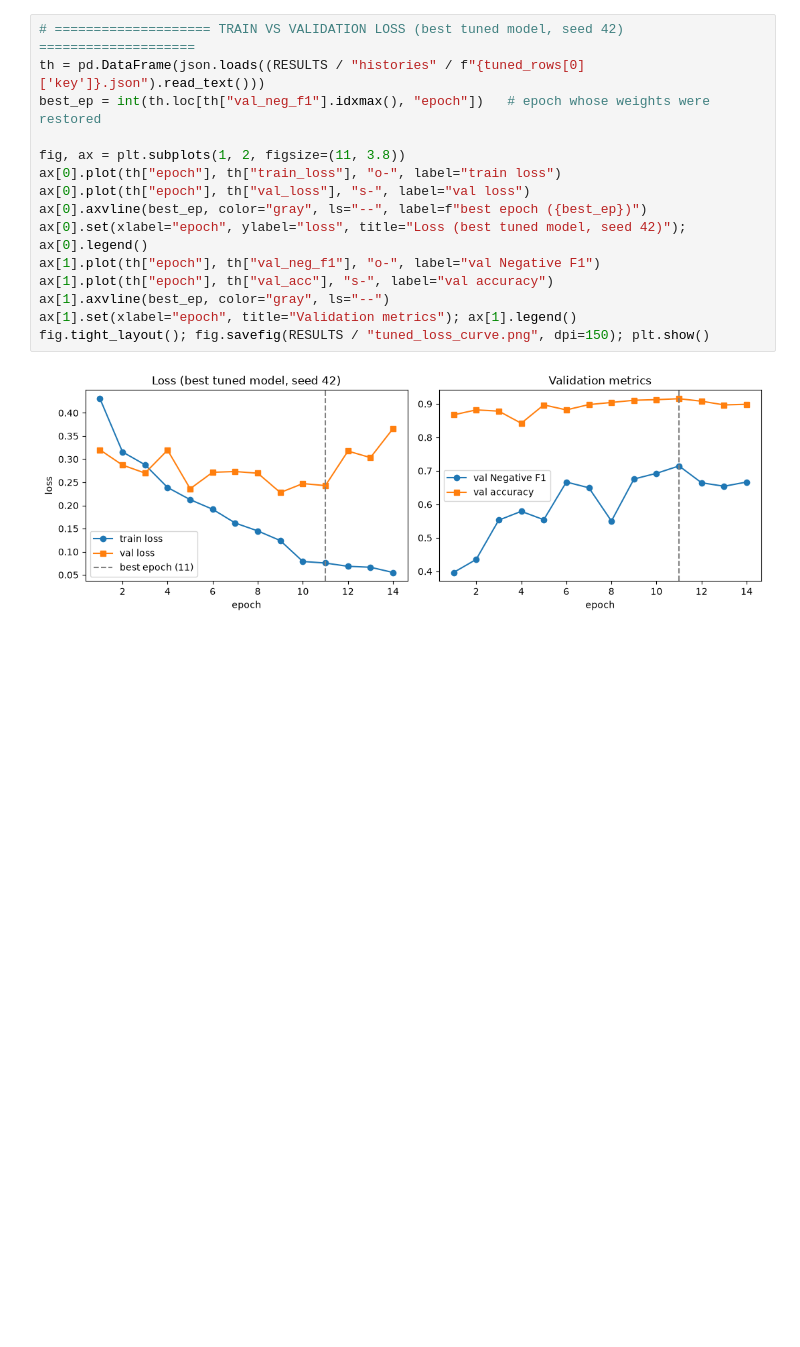
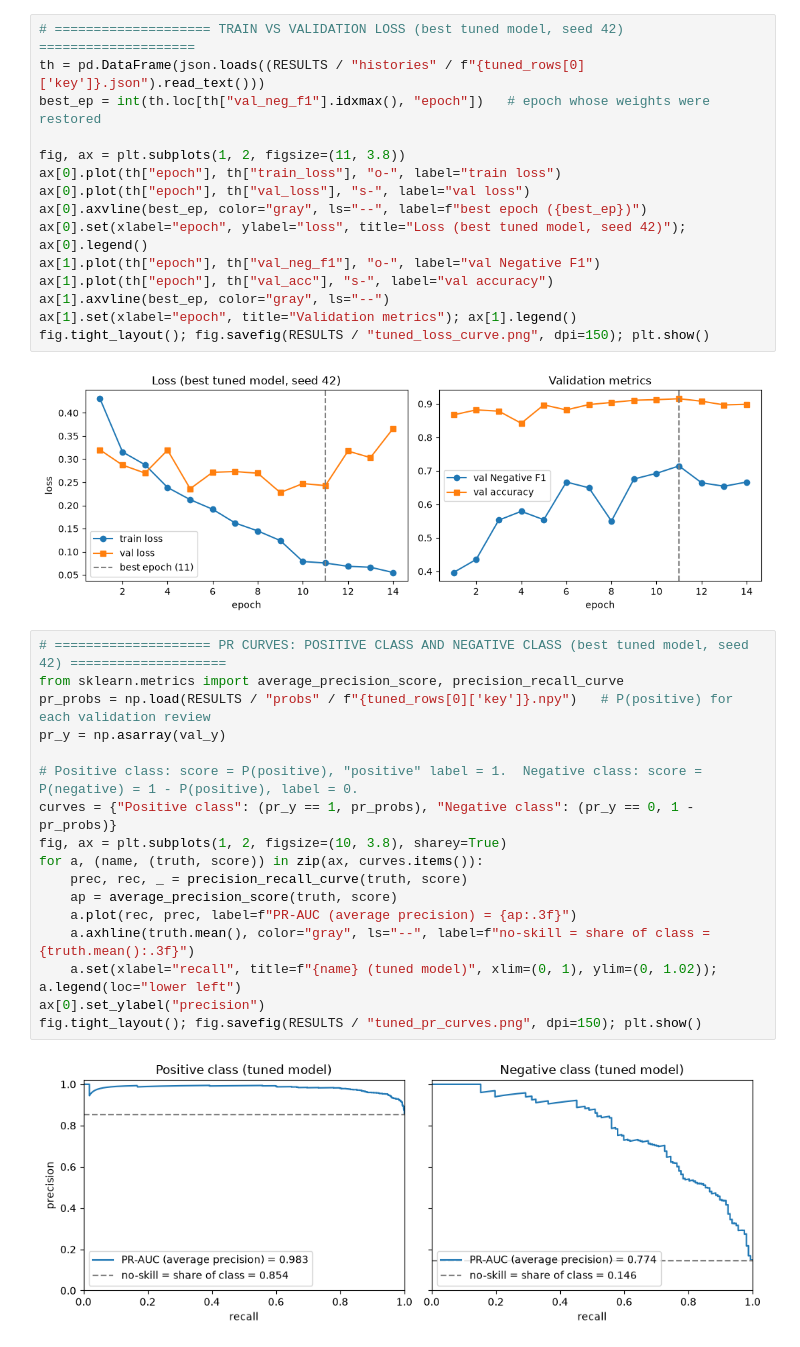
Before and after one commit to OswinJTC/IE4483-AI-Data-Mining-Project, a Jupyter notebook: 02_GloVe_BiLSTM.ipynb, the cells around one changed output. Cells and saved outputs as stored; diff of their text form; blank space fills up the shorter version.

Commit message:
add negative auc curve and confusion matrix

```diff
--- a/02_GloVe_BiLSTM.ipynb
+++ b/02_GloVe_BiLSTM.ipynb
@@ -548,3 +548,22 @@ ax[1].set(xlabel="epoch", title="Validation metrics"); ax[1].legend()
 fig.tight_layout(); fig.savefig(RESULTS / "tuned_loss_curve.png", dpi=150); plt.show()
 # %% [output]
 [figure]
+# %%
+# ==================== PR CURVES: POSITIVE CLASS AND NEGATIVE CLASS (best tuned model, seed 42) ====================
+from sklearn.metrics import average_precision_score, precision_recall_curve
+pr_probs = np.load(RESULTS / "probs" / f"{tuned_rows[0]['key']}.npy")   # P(positive) for each validation review
+pr_y = np.asarray(val_y)
+
+# Positive class: score = P(positive), "positive" label = 1.  Negative class: score = P(negative) = 1 - P(positive), label = 0.
+curves = {"Positive class": (pr_y == 1, pr_probs), "Negative class": (pr_y == 0, 1 - pr_probs)}
+fig, ax = plt.subplots(1, 2, figsize=(10, 3.8), sharey=True)
+for a, (name, (truth, score)) in zip(ax, curves.items()):
+    prec, rec, _ = precision_recall_curve(truth, score)
+    ap = average_precision_score(truth, score)
+    a.plot(rec, prec, label=f"PR-AUC (average precision) = {ap:.3f}")
+    a.axhline(truth.mean(), color="gray", ls="--", label=f"no-skill = share of class = {truth.mean():.3f}")
+    a.set(xlabel="recall", title=f"{name} (tuned model)", xlim=(0, 1), ylim=(0, 1.02)); a.legend(loc="lower left")
+ax[0].set_ylabel("precision")
+fig.tight_layout(); fig.savefig(RESULTS / "tuned_pr_curves.png", dpi=150); plt.show()
+# %% [output]
+[figure, added]
```
Also changed, not shown: parts of 1 cell of this notebook.
